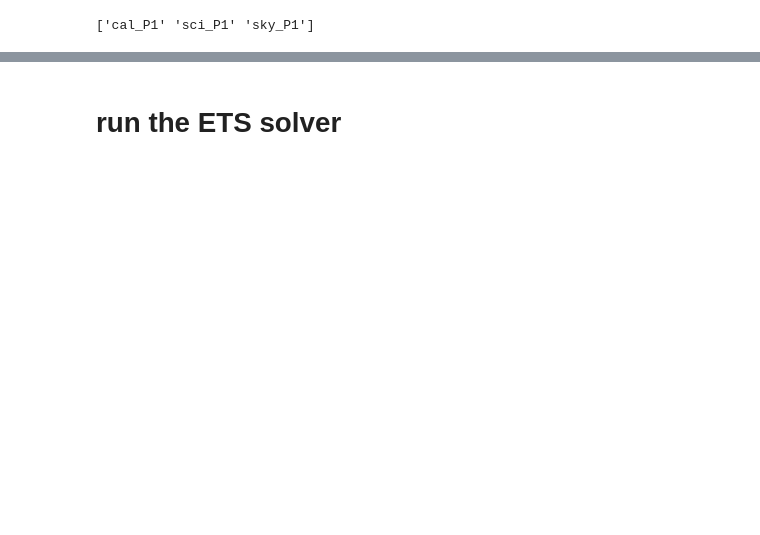
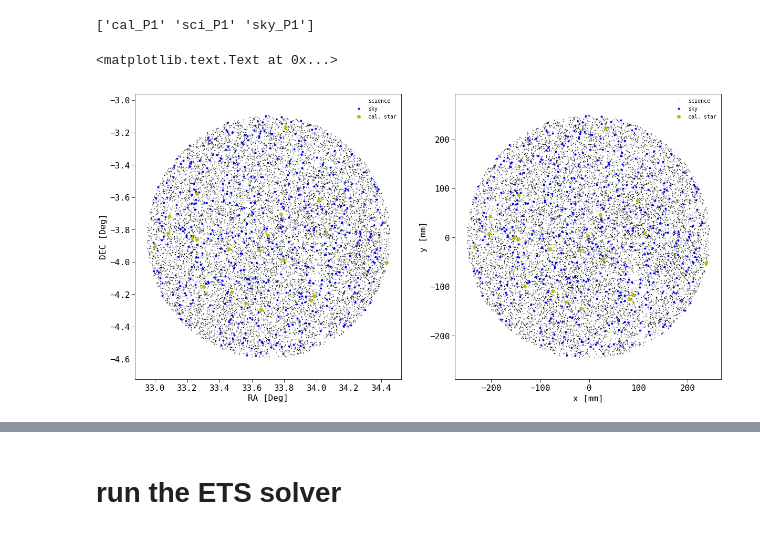
Before and after one commit to Subaru-PFS/ets_networkflow, a Jupyter notebook: netflow.ipynb, the cells around one changed output, grey strips where cells are left out. Drawn from its saved outputs; the diff is of its cells as text; code cells hidden in the pictures; blank space fills up the shorter version.

```diff
--- a/netflow.ipynb
+++ b/netflow.ipynb
@@ -24,8 +26,8 @@ The autoreload extension is already loaded. To reload it, use:
 # %% [markdown]
 # Read the catalogs, compute visibility ...
 # %%
-BLOCKLENGTH = 450. # block exposure time in s, to simulate three consequtive exposures
-#BLOCKLENGTH = 900. # block exposure time in s
+#BLOCKLENGTH = 450. # block exposure time in s, to simulate three consequtive exposures
+BLOCKLENGTH = 900. # block exposure time in s
 # %%
 # Define target lists.
 fscience_targets = "../pfs_target_list/pfs_preliminary_target_cosmology.dat"
@@ -67,9 +69,11 @@ for id,t,p in zip(ID, types, priorities):
     class_dict[id] = '{}_P{}'.format(t, p)
 
 # limit targets to a smaller field of view
-pointing_RA, pointing_DEC = 33.7035, -3.8455
+pointing_RA, pointing_DEC = 33.7025, -3.8455
 DRMAX_SQ = .75**2
+DRMAX_SQ = .02**2
 DRMAX_SQ = (2700./3600.)**2.
+#DRMAX_SQ = .5**2
 
 dra = (ra - pointing_RA)*cos(deg2rad(dec))
 ddec = dec - pointing_DEC
@@ -183,13 +218,53 @@ from numpy import unique
 
 # Build dict that holds class descriptor string for each target.
 # This is needed later because ETS does not preserve the order.
-tclasses =   [class_dict[t] for t in visibilities]
+tclasses =   np.array( [class_dict[t] for t in targets] )
 print(unique(tclasses))
 
 # Build dict that holds required number of visits each target.
 nreqvisits = [nreqv_dict[t] for t in targets]
 # %% [output]
 ['cal_P1' 'sci_P1' 'sky_P1']
+# %%
+# plot targets on sky
+f = plt.figure(figsize=[20,10])
+plt.subplot(121)
+plt.plot(np.array(ra)[ii_sci],np.array(dec)[ii_sci],'.', ms=1, label='science')
+plt.plot(np.array(ra)[ii_sky],np.array(dec)[ii_sky],'b.' , label='sky')
+plt.plot(np.array(ra)[ii_cal],np.array(dec)[ii_cal],'yo' , label='cal. star')
+plt.axis('equal')
+l = plt.legend()
+l.draw_frame(False)
+plt.xlabel("RA [Deg]")
+plt.ylabel("DEC [Deg]")
+
+plt.subplot(122)
+
+txx = np.array( [t[0] for tid, t in targets.iteritems()] )
+tyy = np.array( [t[1] for tid, t in targets.iteritems()] )
+
+
+#for tc in unique(tclasses):
+
+_ii_sci = map( lambda x : x.startswith('sci') , tclasses )
+_ii_sky = map( lambda x : x.startswith('sky') , tclasses )
+_ii_cal = map( lambda x : x.startswith('cal') , tclasses )
+plt.plot(txx[_ii_sci],tyy[_ii_sci],'.', ms=1, label='science')
+plt.plot(txx[_ii_sky],tyy[_ii_sky],'b.' , label='sky')
+plt.plot(txx[_ii_cal],tyy[_ii_cal],'yo' , label='cal. star')
+
+#plt.plot(txx[ii_sky],tyy[ii_sky],'b.' , label='sky')
+#plt.plot(txx[ii_cal],tyy[ii_cal],'yo' , label='cal. star')
+
+
+plt.axis('equal')
+l = plt.legend()
+l.draw_frame(False)
+plt.xlabel("x [mm]")
+plt.ylabel("y [mm]")
+# %% [output]
+<matplotlib.text.Text at 0x...>
+[figure, added]
 # %%
 # Compute a few statistics:
 # Number of rachable targets by type and
```
Also changed, not shown: parts of 23 cells of this notebook, 4 other files.
